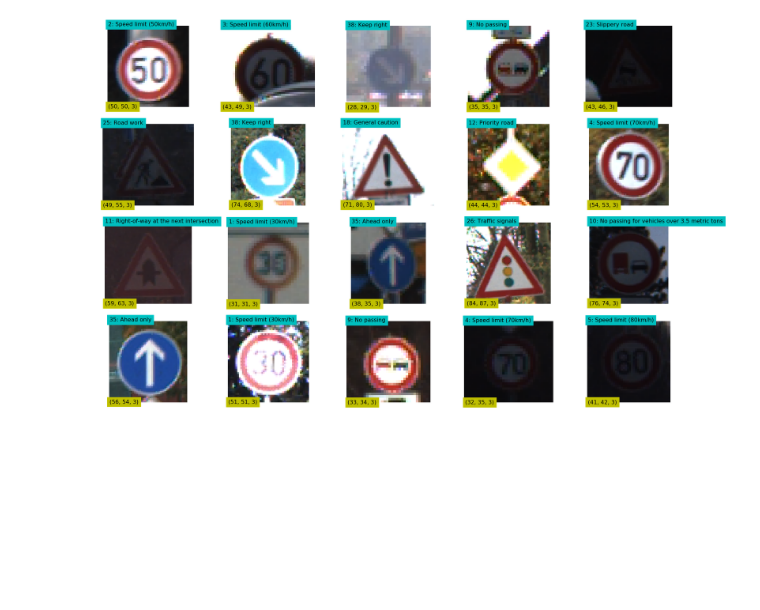
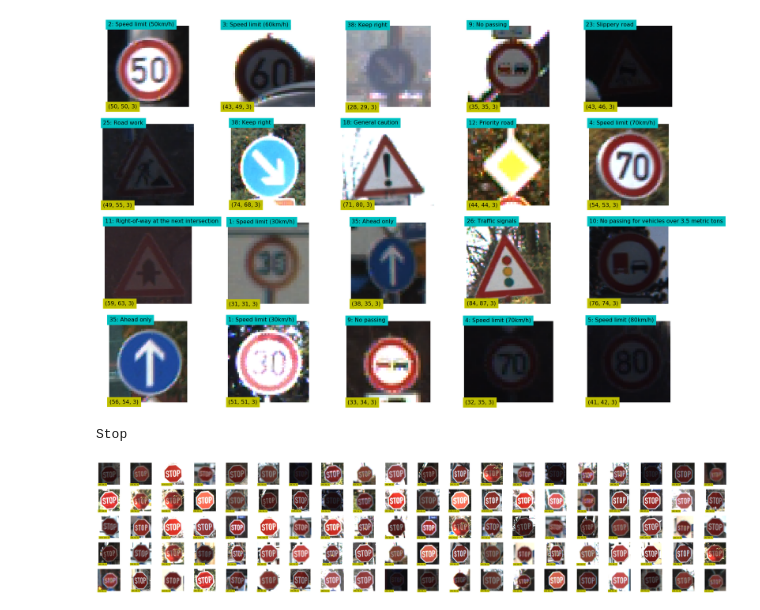
Before and after one commit to Sukhrobjon/DS-2.2-DL, a Jupyter notebook: Final Project - Traffic Signs Classification/traffic_sign_classifier_with_visualizations.ipynb, the cells around one changed output. Cells and saved outputs as stored; diff of their text form; code cells hidden in the pictures; blank space fills up the shorter version.

```diff
--- a/Final Project - Traffic Signs Classification/traffic_sign_classifier_with_visualizations.ipynb
+++ b/Final Project - Traffic Signs Classification/traffic_sign_classifier_with_visualizations.ipynb
@@ -182,3 +182,10 @@ sample_data
 show_images(sample_data, sign_names=SIGN_NAMES, show_shape=True)
 # %% [output]
 [figure]
+# %%
+stop_sign = 14
+print(SIGN_NAMES[stop_sign])
+show_images(get_samples(train_df, 100, class_id=stop_sign), cols=20, show_shape=True)
+# %% [output]
+Stop
+[figure, added]
```
Also changed, not shown: parts of 16 cells of this notebook, 2 other files.
